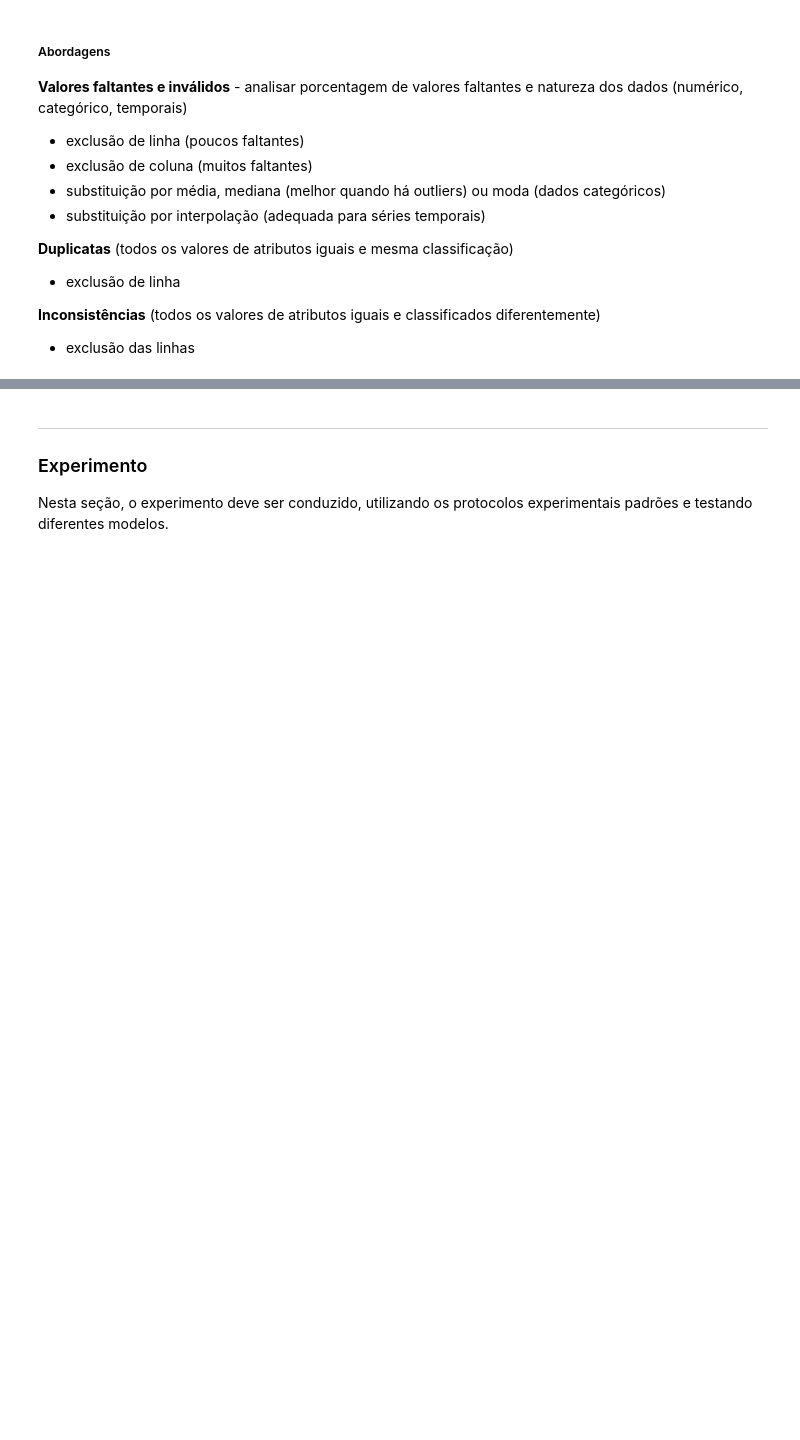
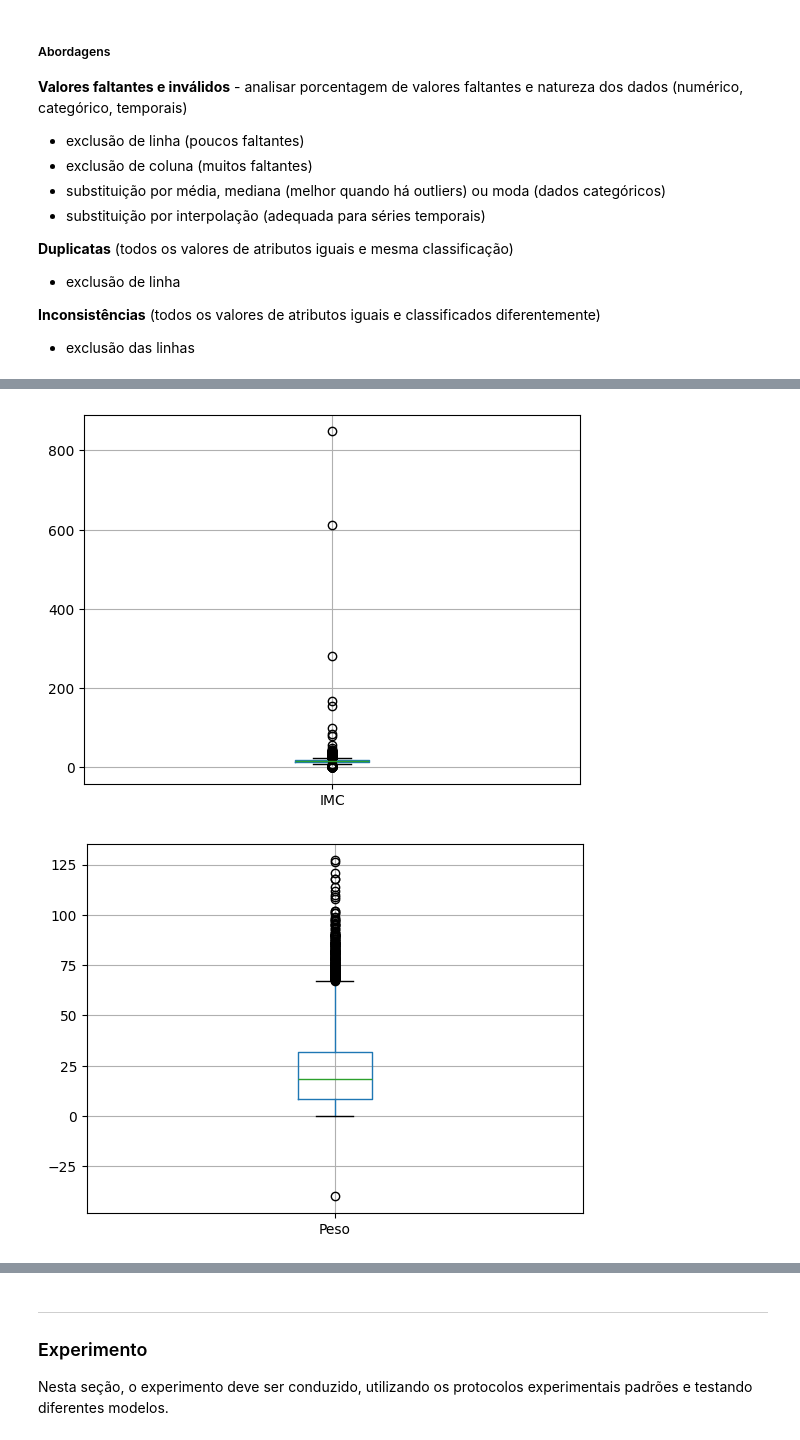
Before and after one commit to lauranaomiseto/projeto-AM, a Jupyter notebook: main.ipynb, the cells around one changed output, grey strips where cells are left out. Saved outputs shown, nothing was run; the diff lists cells and outputs as text; code cells hidden in the pictures; blank space fills up the shorter version.

```diff
--- a/main.ipynb
+++ b/main.ipynb
@@ -229,38 +228,38 @@ Nesta seção, as funções da etapa de pré-processamento dos dados devem ser i
 # %%
 # EXCLUIR ATRIBUTOS CONSIDERADOS IRRELEVANTES
 
-df_train = df_train.drop(columns=['Peso', 'Altura', 'Atendimento', 'DN', 'Convenio', 'HDA2'], axis=1)
+# df_train = df_train.drop(columns=['Peso', 'Altura', 'Atendimento', 'DN', 'Convenio', 'HDA2'], axis=1)
 # %%
 # IDENTIFICAR VALORES FALTANTES E INVÁLIDOS
 
-from scripts.preprocessamento import *
-
 # col_numerica = ['Id', 'IMC', 'IDADE', 'PA SISTOLICA', 'PA DIASTOLICA', 'FC']
-col_numerica = ['IMC', 'IDADE', 'PA SISTOLICA', 'PA DIASTOLICA', 'FC']
+col_numerica = ['IMC', 'Peso', 'Altura', 'IDADE', 'PA SISTOLICA', 'PA DIASTOLICA', 'FC']
 col_categorica = ['PULSOS', 'PPA', 'B2', 'SOPRO', 'HDA 1', 'SEXO', 'MOTIVO1', 'MOTIVO2']
+col_temporais = ['Atendimento', 'DN']
 
 # ATRIBUTOS NUMÉRICOS
     # transformando não numéricos em NaN
 df_train[col_numerica] = invalidar_nao_numerico(df_train, col_numerica)
-    # identificando valores fora do intervalo aceitável
 df_train['IDADE'] = df_train['IDADE'].apply(lambda x: x if 0<x else np.nan)
 
 # ATRIBUTOS CATEGÓRICOS
     # transformando para forma canônica (lower case)
 df_train[col_categorica] = padronizar_string(df_train, col_categorica)
-    # identificando valores inválidos e transformando em NaN
+
         # PPA
 valores_validos = ['normal', 'pre-hipertensão pas', 'has-2 pas', 'pre-hipertensão pad', 'has-1 pas', 'has-2 pad', 'has-1 pad']
 df_train['PPA'] = df_train['PPA'].apply(lambda x: x if x in valores_validos else np.nan)
+
         # SEXO
 valores_validos_f = ['f', 'feminino']
 valores_validos_m = ['m', 'masculino']
 df_train['SEXO'] = df_train['SEXO'].apply(lambda x: 'f' if x in valores_validos_f else 'm' if x in valores_validos_m else np.nan)
+
         # CLASSE
 valores_validos_0 = ['Normal', 'Normais']
 valores_validos_1 = ['Anormal']
 df_train['CLASSE'] = df_train['CLASSE'].apply(lambda x: 0 if x in valores_validos_0 else 1 if x in valores_validos_1 else np.nan)
 
-# remover os registros de treino que não possuem atributo alvo classificado
-df_train = df_train.dropna(subset=['CLASSE'], axis=0)
-print("Registros de treino classificados: ", df_train.shape)
+
+# ATRIBUTOS TEMPORAIS
+df_train[col_temporais] = invalidar_nao_temporais(df_train, col_temporais)
@@ -268,0 +284,17 @@ Registros de treino classificados:  (13559, 15)
+# %%
+# IDENTIFICAR OUTLIERS SEM CONSIDERAR RELAÇÃO ENTRE ATRIBUTOS
+# identificação de outliers por atributo
+
+# por boxplot
+for coluna in col_numerica:
+    plt.figure()
+    df_train.boxplot(column=coluna)
+plt.show()
+
+df_train = invalidar_outliers_quartil(df_train, ['IMC', 'IDADE', 'PA SISTOLICA', 'PA DIASTOLICA', 'FC'])
+
+df_train.boxplot(column=['IMC', 'IDADE', 'PA SISTOLICA', 'PA DIASTOLICA', 'FC'])
+plt.show()
+# %% [output]
+[figure, added]
+[figure, added]
```
Also changed, not shown: parts of 27 cells of this notebook.
